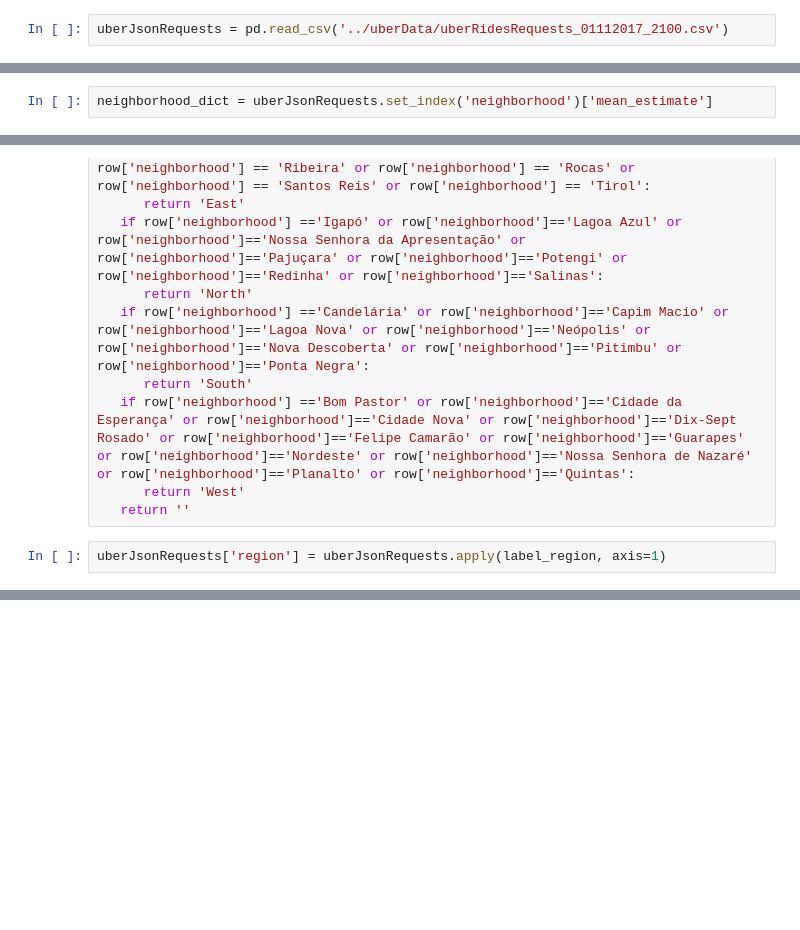
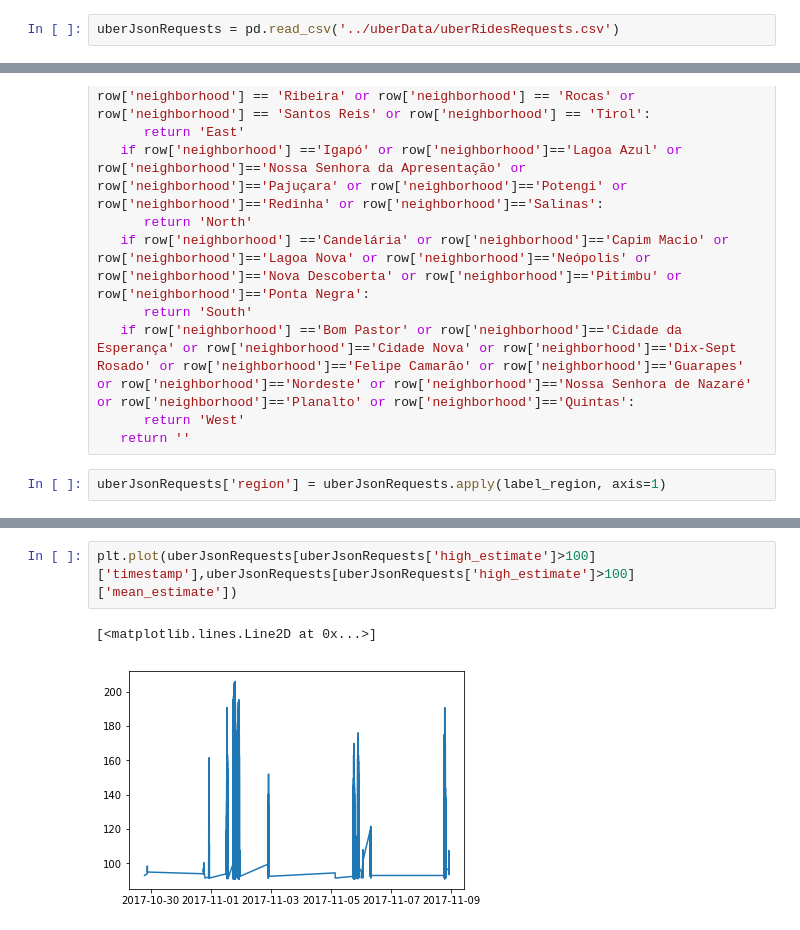
Before and after one commit to marco-olimpio/ufrn, a Jupyter notebook: EEC2006/2_Choropleth/Uber ride estimation.ipynb, the cells around one changed output, grey strips where cells are left out. Drawn from its saved outputs; the diff is of its cells as text; blank space fills up the shorter version.

```diff
--- a/EEC2006/2_Choropleth/Uber ride estimation.ipynb
+++ b/EEC2006/2_Choropleth/Uber ride estimation.ipynb
@@ -93,5 +110,5 @@ m2
 # %%
-uberJsonRequests = pd.read_csv('../uberData/uberRidesRequests_01112017_2100.csv')
+uberJsonRequests = pd.read_csv('../uberData/uberRidesRequests.csv')
 # %%
 uberJsonRequests.head(3)
 # %% [output]
@@ -161,2 +133,0 @@ threshold_scale
-# %%
-neighborhood_dict = uberJsonRequests.set_index('neighborhood')['mean_estimate']
@@ -449,0 +319,5 @@ m2
+# %%
+plt.plot(uberJsonRequests[uberJsonRequests['high_estimate']>100]['timestamp'],uberJsonRequests[uberJsonRequests['high_estimate']>100]['mean_estimate'])
+# %% [output]
+[<matplotlib.lines.Line2D at 0x...>]
+[figure, added]
```
Also changed, not shown: parts of 66 cells of this notebook, 3 other files.
